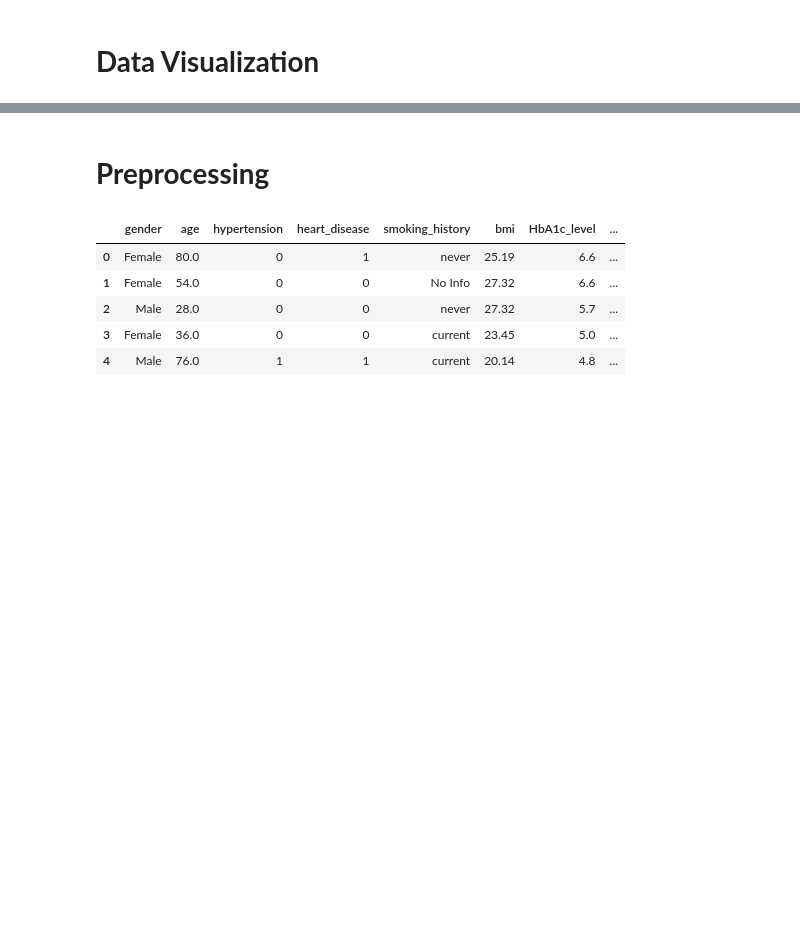
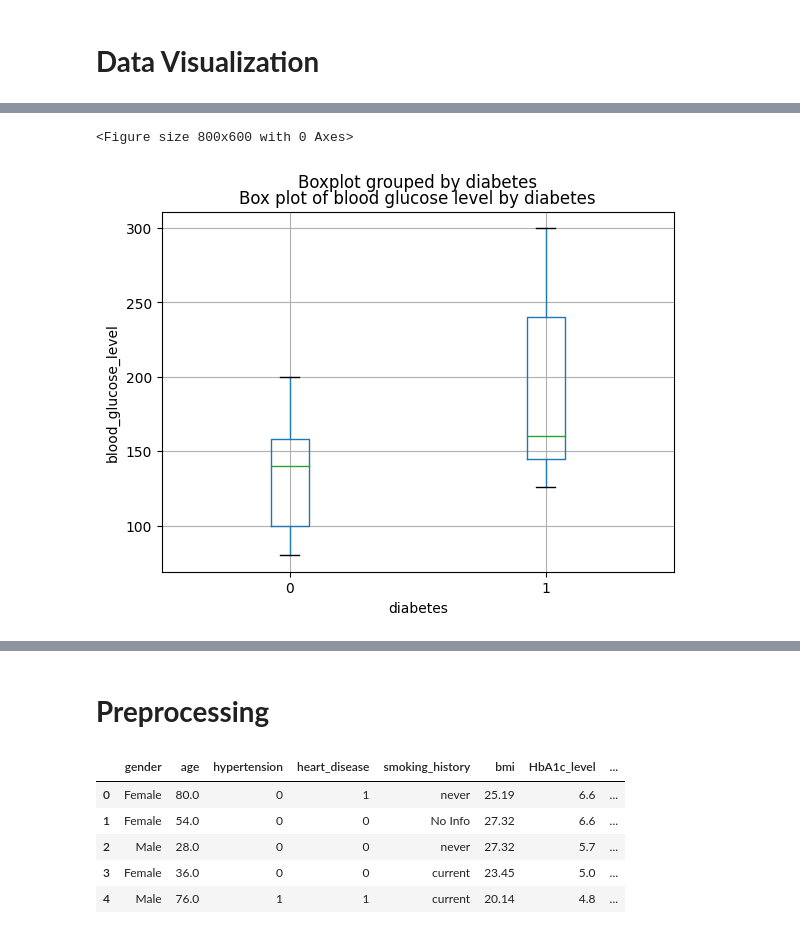
Before and after one commit to Lavan1999/Dataset-14_Diabetes_GradientBoostingClassifier, a Jupyter notebook: Diabetes_Predict_Analysis.ipynb, the cells around one changed output, grey strips where cells are left out. Cells and saved outputs as stored; diff of their text form; code cells hidden in the pictures; blank space fills up the shorter version.

```diff
--- a/Diabetes_Predict_Analysis.ipynb
+++ b/Diabetes_Predict_Analysis.ipynb
@@ -297,0 +309,11 @@ The default value of numeric_only in DataFrame.corr is deprecated. In a future v
+# %%
+plt.figure(figsize=(8, 6))  # Adjust size if needed
+df.boxplot(column='blood_glucose_level', by='diabetes')
+plt.xlabel('diabetes')
+plt.ylabel('blood_glucose_level')
+plt.title('Box plot of blood glucose level by diabetes')
+plt.grid(True)
+plt.show()
+# %% [output]
+<Figure size 800x600 with 0 Axes>
+[figure, added]
```
Also changed, not shown: parts of 12 cells of this notebook.
